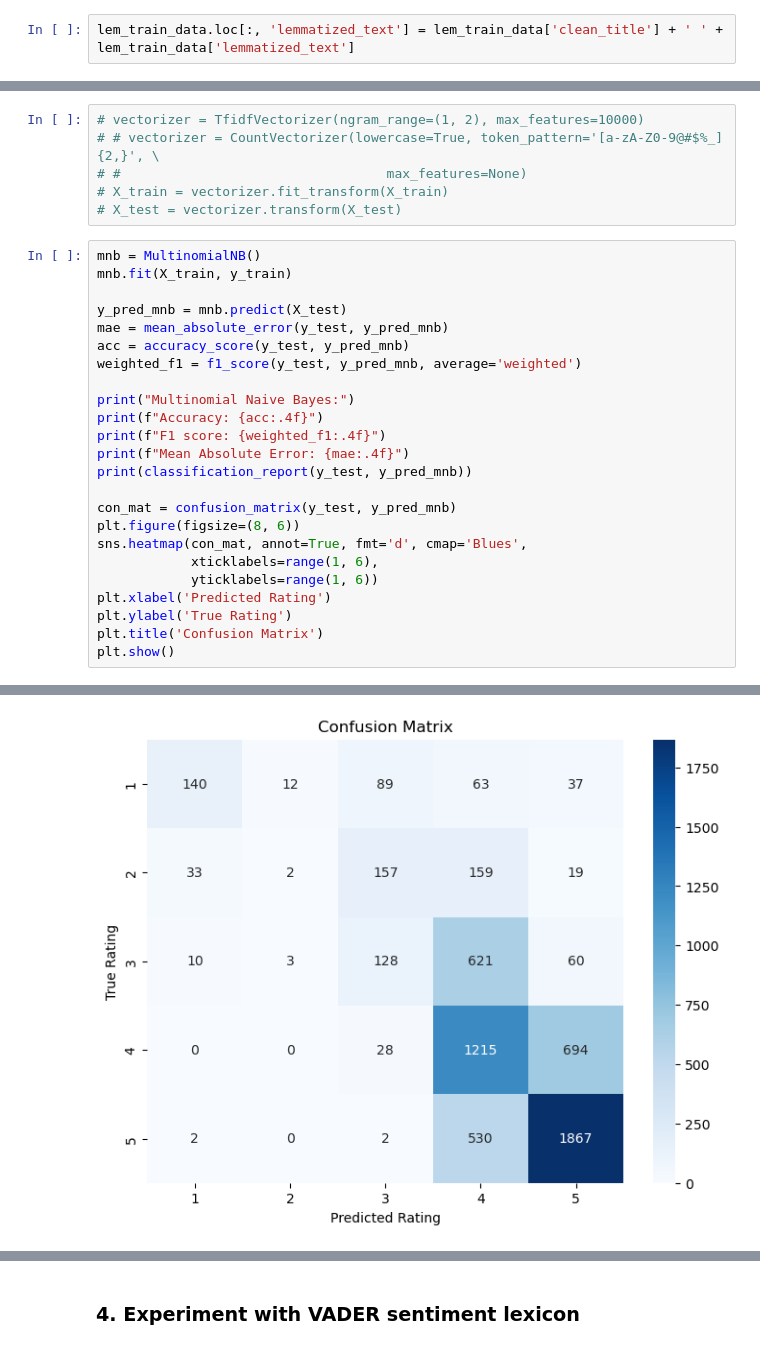
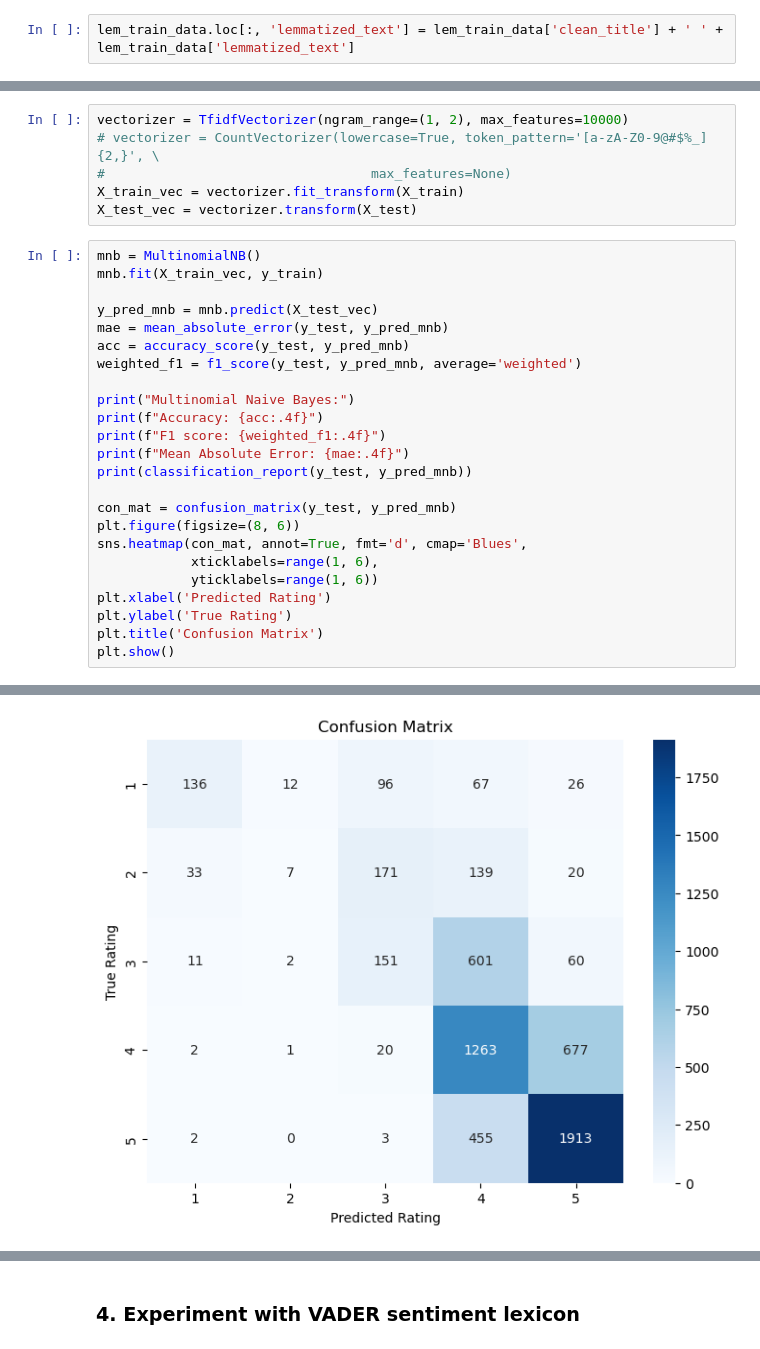
Before and after one commit to ArpanMukhopadhyay/NLP_applied, a Jupyter notebook: assignment1/ANLP_2025_S1_assignment1_a1797378_arpan_version6.ipynb, the cells around one changed output, grey strips where cells are left out. Cells and saved outputs as stored; diff of their text form.

```diff
--- a/assignment1/ANLP_2025_S1_assignment1_a1797378_arpan_version6.ipynb
+++ b/assignment1/ANLP_2025_S1_assignment1_a1797378_arpan_version6.ipynb
@@ -745,14 +745,14 @@ print(len(X_train), len(X_test))
 # %%
-# vectorizer = TfidfVectorizer(ngram_range=(1, 2), max_features=10000)
-# # vectorizer = CountVectorizer(lowercase=True, token_pattern='[a-zA-Z0-9@#$%_]{2,}', \
-# #                                  max_features=None)
-# X_train = vectorizer.fit_transform(X_train)
-# X_test = vectorizer.transform(X_test)
+vectorizer = TfidfVectorizer(ngram_range=(1, 2), max_features=10000)
+# vectorizer = CountVectorizer(lowercase=True, token_pattern='[a-zA-Z0-9@#$%_]{2,}', \
+#                                  max_features=None)
+X_train_vec = vectorizer.fit_transform(X_train)
+X_test_vec = vectorizer.transform(X_test)
 # %%
 mnb = MultinomialNB()
-mnb.fit(X_train, y_train)
+mnb.fit(X_train_vec, y_train)
 
-y_pred_mnb = mnb.predict(X_test)
+y_pred_mnb = mnb.predict(X_test_vec)
 mae = mean_absolute_error(y_test, y_pred_mnb)
 acc = accuracy_score(y_test, y_pred_mnb)
 weighted_f1 = f1_score(y_test, y_pred_mnb, average='weighted')
@@ -791,4 +791,4 @@ weighted avg       0.54      0.57      0.54      5871
-[figure, old version]
+[figure, new version]
 # %%
 from sklearn.pipeline import Pipeline
 from sklearn.svm import LinearSVC
```
Also changed, not shown: parts of 45 cells of this notebook, 1 other file.
